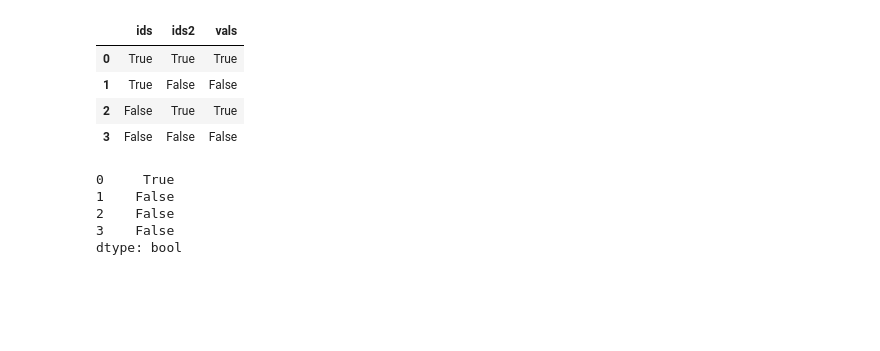
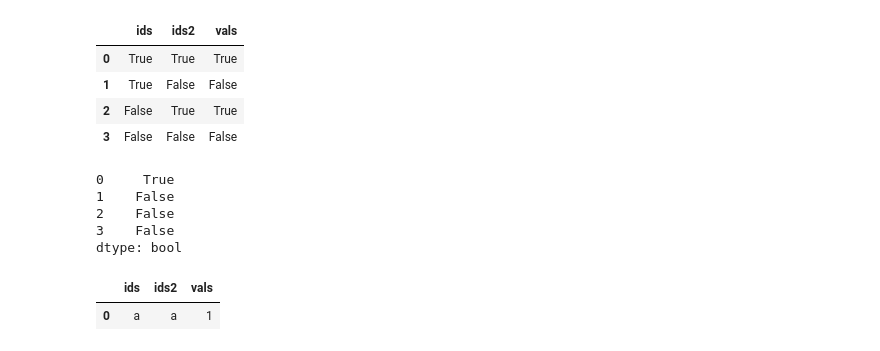
Before and after one commit to nomorewzx/learn_pandas, a Jupyter notebook: Index and Selection Part II.ipynb, the cells around one changed output. Saved outputs shown, nothing was run; the diff lists cells and outputs as text; code cells hidden in the pictures; blank space fills up the shorter version.

```diff
--- a/Index and Selection Part II.ipynb
+++ b/Index and Selection Part II.ipynb
@@ -305,0 +304,6 @@ dtype: bool
+# %%
+# 使用row_mask索引
+df.loc[row_mask]
+# %% [output]
+|  | ids | ids2 | vals |
+| 0 | a | a | 1 |
```
Also changed, not shown: parts of 1 cell of this notebook.
